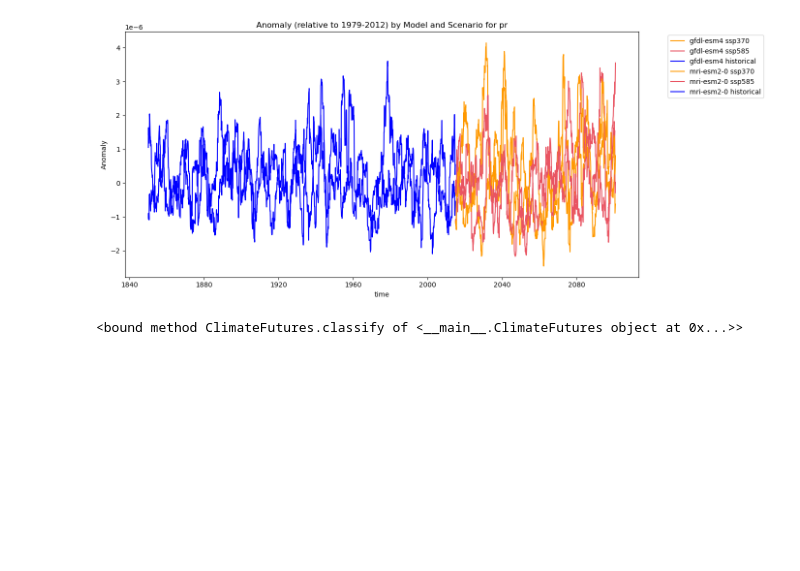
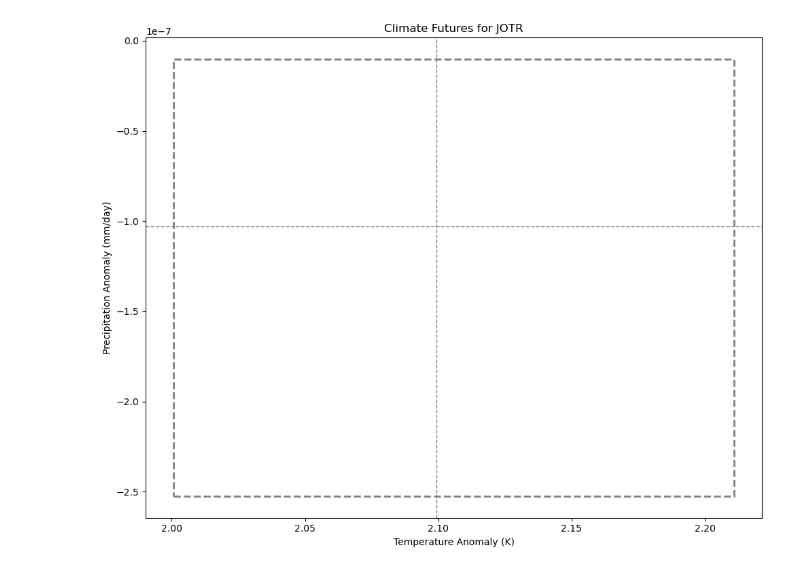
Before and after one commit to SchmidtDSE/climate_futures, a Jupyter notebook: climate_futures_class.ipynb, the cells around one changed output. Saved outputs shown, nothing was run; the diff lists cells and outputs as text; code cells hidden in the pictures; blank space fills up the shorter version.

```diff
--- a/climate_futures_class.ipynb
+++ b/climate_futures_class.ipynb
@@ -116,13 +178,10 @@ class ClimateFutures:
 # %%
 cf = ClimateFutures(
     models=['gfdl-esm4_r1i1p1f1', 'mri-esm2-0_r1i1p1f1'],
-    scenarios=['ssp370', 'ssp585', 'historical'],
+    scenarios=['ssp126', 'ssp370', 'ssp585', 'historical'],
     park='jotr',
     baseline_period=("1979", "2012")
 )
-cf.plot_ensemble('pr')
-df = cf.classify
-print(df)
+cf.plot_quadrants()
 # %% [output]
-[figure, old version]
+[figure, new version]
-<bound method ClimateFutures.classify of <__main__.ClimateFutures object at 0x...>>
```
Also changed, not shown: parts of 2 cells of this notebook.
